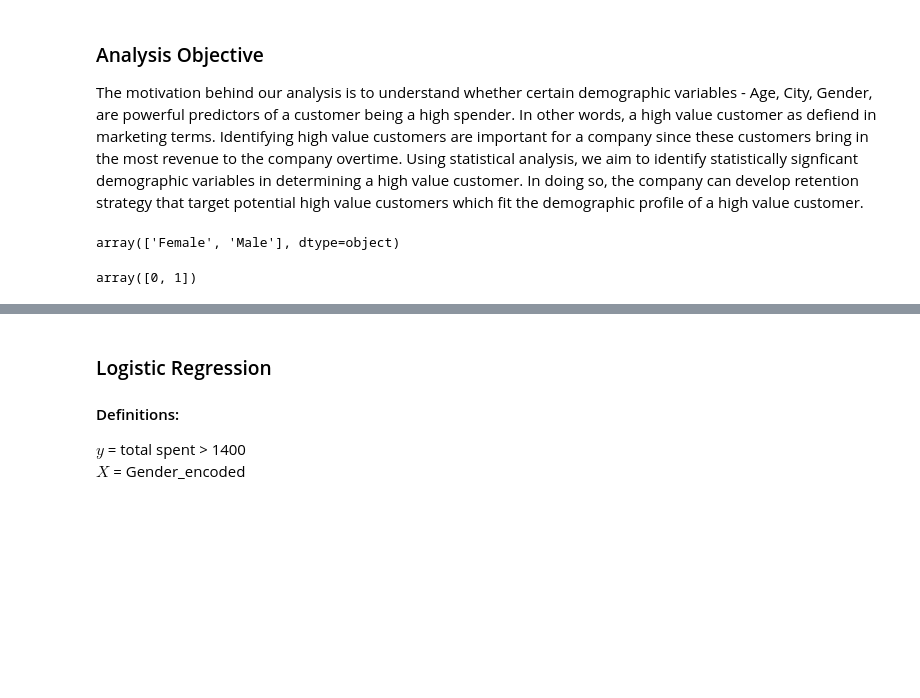
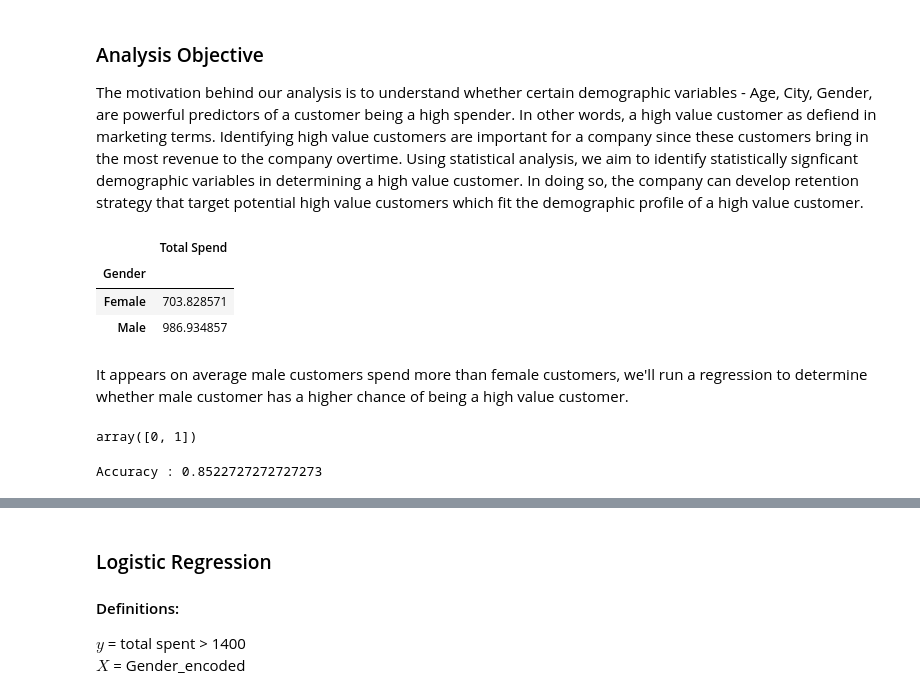
Before and after one commit to efantinatti/team_project-13, a Jupyter notebook: data/Code/demographics_predicting_sales.ipynb, the cells around one changed output, grey strips where cells are left out. Cells and saved outputs as stored; diff of their text form; code cells hidden in the pictures; blank space fills up the shorter version.

```diff
--- a/data/Code/demographics_predicting_sales.ipynb
+++ b/data/Code/demographics_predicting_sales.ipynb
@@ -164,8 +164,14 @@ The motivation behind our analysis is to understand whether certain demographic
 #Creating a high value of purchase based on the threshold of Purchases > 1400
 #High Purchase == 1 when > 1400
 df['High_Purchase'] = df['Total Spend'].apply(lambda x: 1 if x > 1400 else 0)
-# %%
-df['Gender'].unique()
-# %% [output]
-array(['Female', 'Male'], dtype=object)
+# %%
+#check the average total spend of male and female customers
+df.groupby('Gender').agg({'Total Spend':np.mean})
+# %% [output]
+|  | Total Spend |
+| Gender |  |
+| Female | 703.828571 |
+| Male | 986.934857 |
+# %% [markdown]
+It appears on average male customers spend more than female customers, we'll run a regression to determine whether male customer has a higher chance of being a high value customer.
 # %%
@@ -177,0 +195,6 @@ array([0, 1])
+# %%
+from sklearn import metrics
+acc = metrics.accuracy_score(y_test, y_pred)
+print("Accuracy :", acc)
+# %% [output]
+Accuracy : 0.8522727272727273
```
Also changed, not shown: parts of 4 cells of this notebook.
